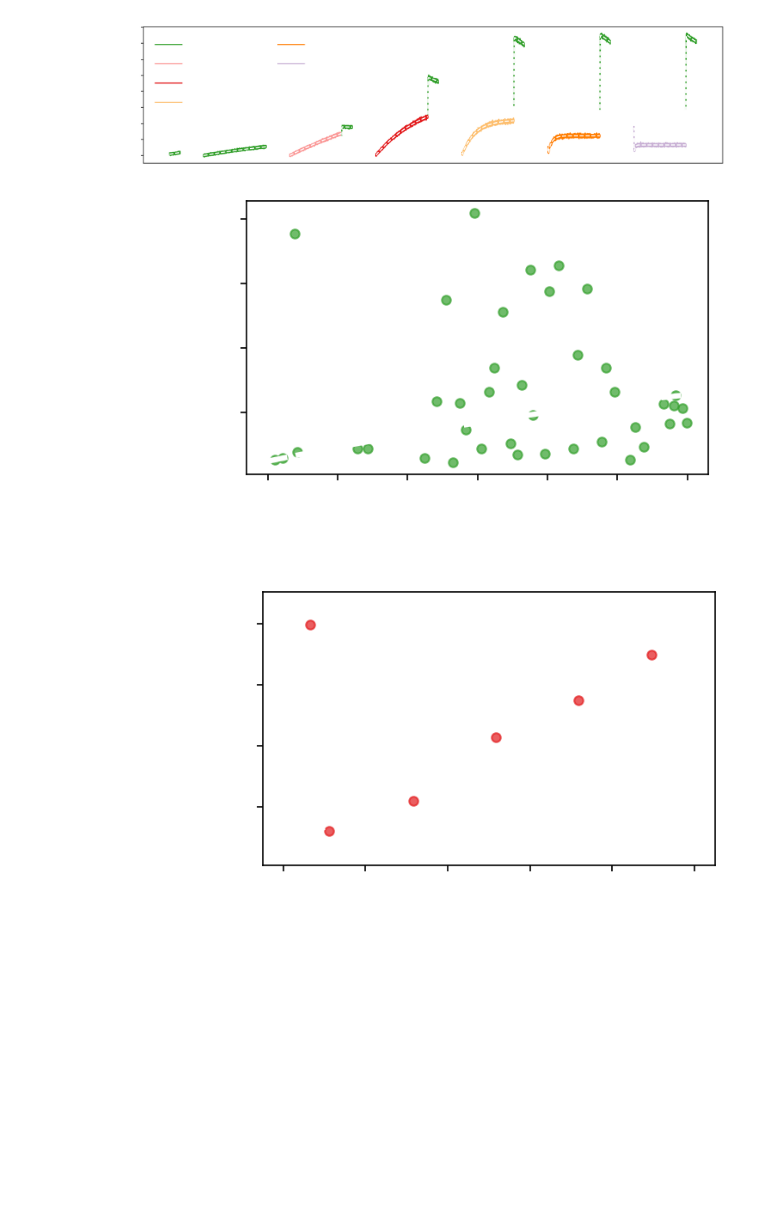
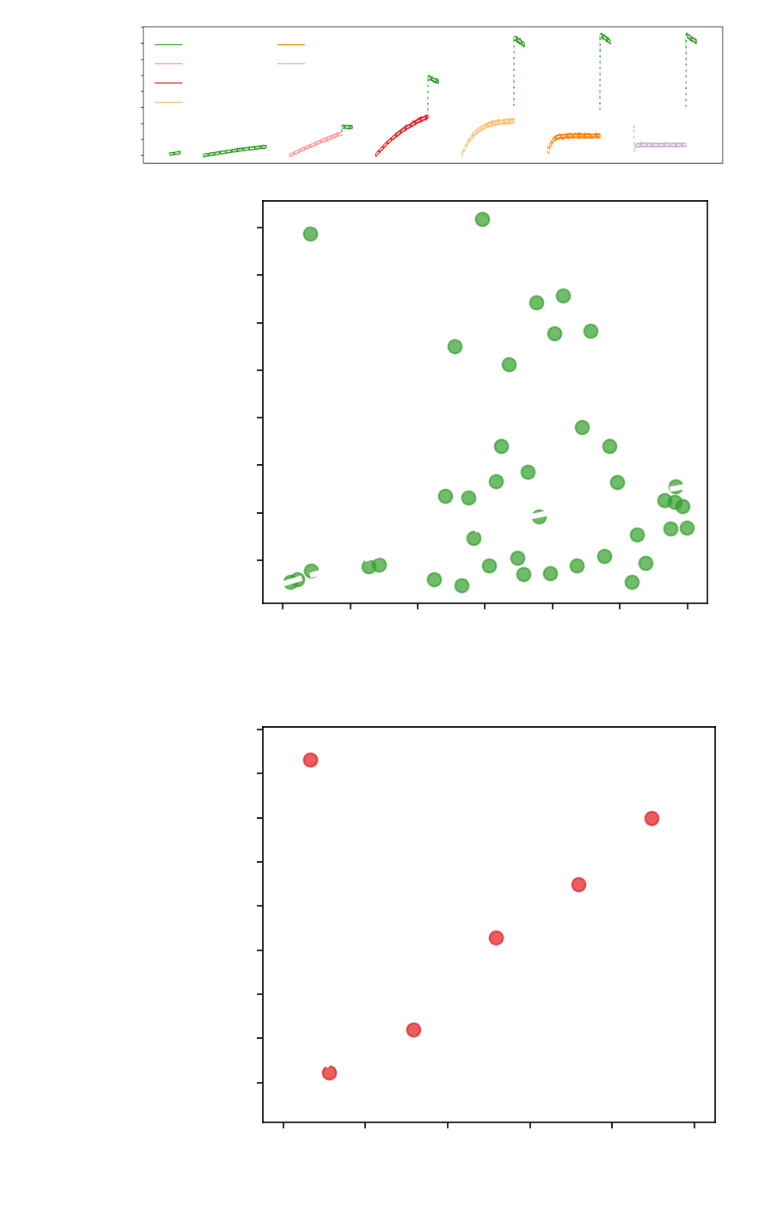
Before and after one commit to donajialej/Notes, a Jupyter notebook: from_myokit_tutorial/KyliesCell5_dataANDsimulation_notebook_PR3.ipynb, the cells around one changed output. Cells and saved outputs as stored; diff of their text form; code cells hidden in the pictures; blank space fills up the shorter version.

```diff
--- a/from_myokit_tutorial/KyliesCell5_dataANDsimulation_notebook_PR3.ipynb
+++ b/from_myokit_tutorial/KyliesCell5_dataANDsimulation_notebook_PR3.ipynb
@@ -590,12 +590,12 @@ current_theory_parabola_V40 = current_linspace * ((-40 - Ek)*gamma_i  - current_
 current_theory_parabola_V0 = current_linspace * ((0 - Ek)*gamma_i  - current_linspace/N_synth) + epsilon2
 current_theory_parabola_V20 = current_linspace * ((20 - Ek)*gamma_i  - current_linspace/N_synth) + epsilon2
 
-plt.figure(figsize=(5, 3),dpi = 150, tight_layout = True)
+plt.figure(figsize=(5, 4),dpi = 150, tight_layout = True)
 for index_i in range(len(index_largerCurrents)):
     i=index_largerCurrents[index_i]
     if pr3_voltage_constV[i] == -40:
         #plt.errorbar(splines_largerCurrents_bycurrent_meanbatch[index_i], splines_residuals2_largerCurrents_bycurrent_meanbatch[index_i], yerr=splines_residuals2_largerCurrents_bycurrent_stdbatch[index_i], fmt='.',color = pr3_voltage_constV_colors[i], label = pr3_voltage_constV_labels_simple[i] )
-        plt.plot(ode_largerCurrents_bycurrent_meanbatch[index_i], ode_residuals2_largerCurrents_bycurrent_meanbatch[index_i], '.', markersize = 10, alpha = 0.7, color = pr3_voltage_constV_colors[i], label = pr3_voltage_constV_labels_simple[i] )
+        plt.plot(ode_largerCurrents_bycurrent_meanbatch[index_i], ode_residuals2_largerCurrents_bycurrent_meanbatch[index_i], '.', markersize = 15, alpha = 0.7, color = pr3_voltage_constV_colors[i], label = pr3_voltage_constV_labels_simple[i] )
 plt.plot(current_linspace, current_theory_parabola_V40,'--', lw= 3, color = 'white', label = 'Theory')
 plt.xlabel('current (nA)', fontsize = 18,  color = 'white')
 plt.ylabel('var',fontsize = 18,   color = 'white')
@@ -610,36 +610,36 @@ current_linspace = np.linspace(0,0.5,200)
 current_theory_parabola_V0 = current_linspace * ((0 - Ek)*gamma_i  - current_linspace/N_synth) + epsilon2
 current_theory_parabola_V20 = current_linspace * ((20 - Ek)*gamma_i  - current_linspace/N_synth) + epsilon2
 
-plt.figure(figsize=(5, 3),dpi = 150, tight_layout = True)
+plt.figure(figsize=(5, 4),dpi = 150, tight_layout = True)
 for index_i in [4]:
     i=index_largerCurrents[index_i]
     if pr3_voltage_constV[i] == 0:
         #plt.errorbar(splines_largerCurrents_bycurrent_meanbatch[index_i], splines_residuals2_largerCurrents_bycurrent_meanbatch[index_i], yerr=splines_residuals2_largerCurrents_bycurrent_stdbatch[index_i], fmt='.',color = pr3_voltage_constV_colors[i], label = pr3_voltage_constV_labels_simple[i] )
-        plt.plot(ode_largerCurrents_bycurrent_meanbatch[index_i], ode_residuals2_largerCurrents_bycurrent_meanbatch[index_i], '.', markersize = 10, alpha = 0.7, color = pr3_voltage_constV_colors[i], label = pr3_voltage_constV_labels_simple[i] )
+        plt.plot(ode_largerCurrents_bycurrent_meanbatch[index_i], ode_residuals2_largerCurrents_bycurrent_meanbatch[index_i], '.', markersize = 15, alpha = 0.7, color = pr3_voltage_constV_colors[i], label = pr3_voltage_constV_labels_simple[i] )
 plt.plot(current_linspace, current_theory_parabola_V0,'--', lw= 3, color = 'white', label = 'Theory')
 plt.xlabel('current (nA)', fontsize = 18,  color = 'white')
 plt.ylabel('var',fontsize = 18,   color = 'white')
 plt.yticks( color = 'white', fontsize = 14)
 plt.xticks( color = 'white', fontsize = 14)
 plt.legend(loc='upper left',fontsize = 14,   framealpha = 0, labelcolor='white')
 plt.savefig('pr3_largecurrents_residuals_V0_SYNTH_plot.png', transparent = True, dpi = 150)
 plt.show()
 
 
-plt.figure(figsize=(5, 3),dpi = 150, tight_layout = True)
+plt.figure(figsize=(5, 4),dpi = 150, tight_layout = True)
 for index_i in [6]:
     i=index_largerCurrents[index_i]
     if pr3_voltage_constV[i] == 20:
         #plt.errorbar(splines_largerCurrents_bycurrent_meanbatch[index_i], splines_residuals2_largerCurrents_bycurrent_meanbatch[index_i], yerr=splines_residuals2_largerCurrents_bycurrent_stdbatch[index_i], fmt='.',color = pr3_voltage_constV_colors[i], label = pr3_voltage_constV_labels_simple[i] )
-        plt.plot(ode_largerCurrents_bycurrent_meanbatch[index_i], ode_residuals2_largerCurrents_bycurrent_meanbatch[index_i], '.', markersize = 10, alpha = 0.7, color = pr3_voltage_constV_colors[i], label = pr3_voltage_constV_labels_simple[i] )
+        plt.plot(ode_largerCurrents_bycurrent_meanbatch[index_i], ode_residuals2_largerCurrents_bycurrent_meanbatch[index_i], '.', markersize = 15, alpha = 0.7, color = pr3_voltage_constV_colors[i], label = pr3_voltage_constV_labels_simple[i] )
 plt.plot(current_linspace, current_theory_parabola_V20,'--', lw= 3, color = 'white', label = 'Theory')
 plt.xlabel('current (nA)', fontsize = 18,  color = 'white')
 plt.ylabel('var',fontsize = 18,   color = 'white')
 plt.yticks( color = 'white', fontsize = 14)
 plt.xticks( color = 'white', fontsize = 14)
 plt.legend(loc='upper left',fontsize = 14,   framealpha = 0, labelcolor='white')
 plt.savefig('pr3_largecurrents_residuals_V20_SYNTH_plot.png', transparent = True, dpi = 150)
 plt.show()
 # %% [output]
-[figure, old version]
+[figure, new version]
-[figure, old version]
+[figure, new version]
```
Also changed, not shown: parts of 1 cell of this notebook, 4 other files.
